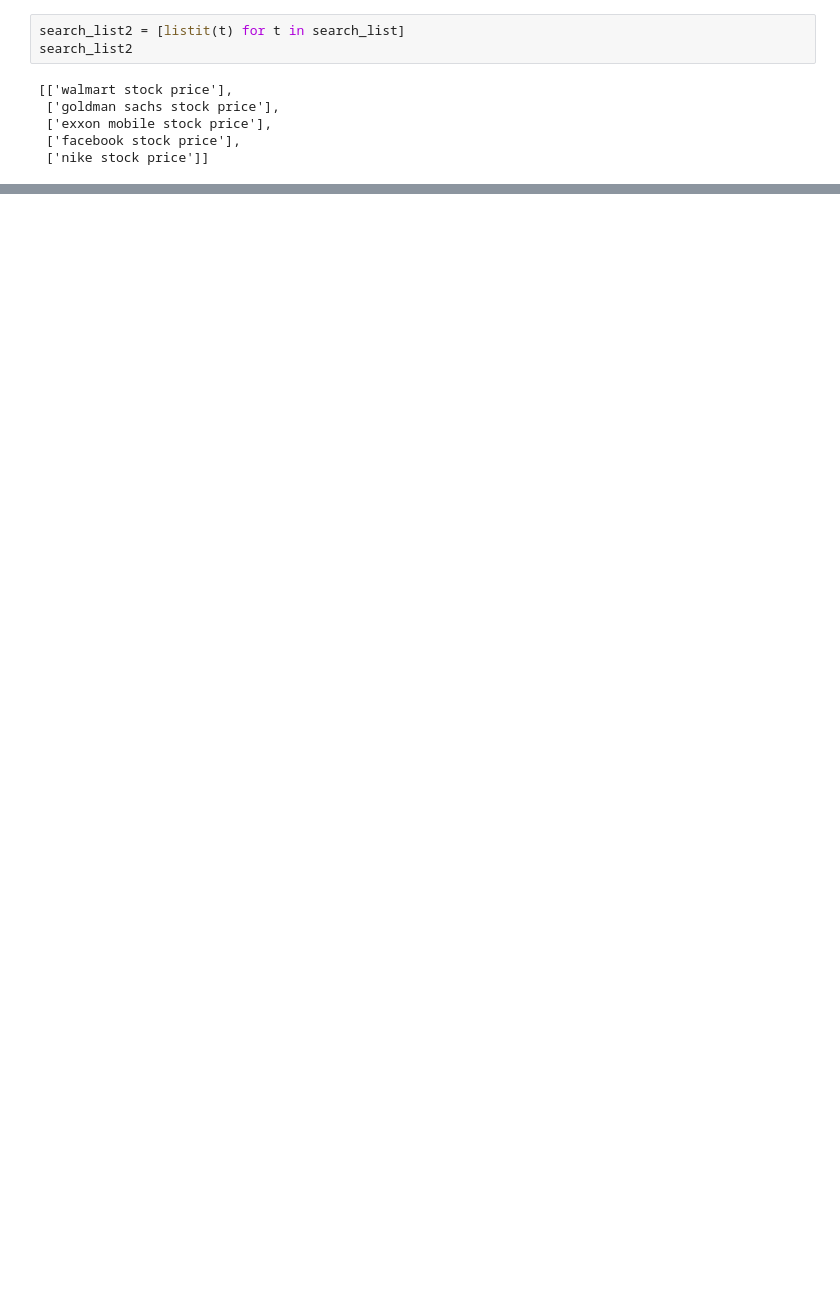
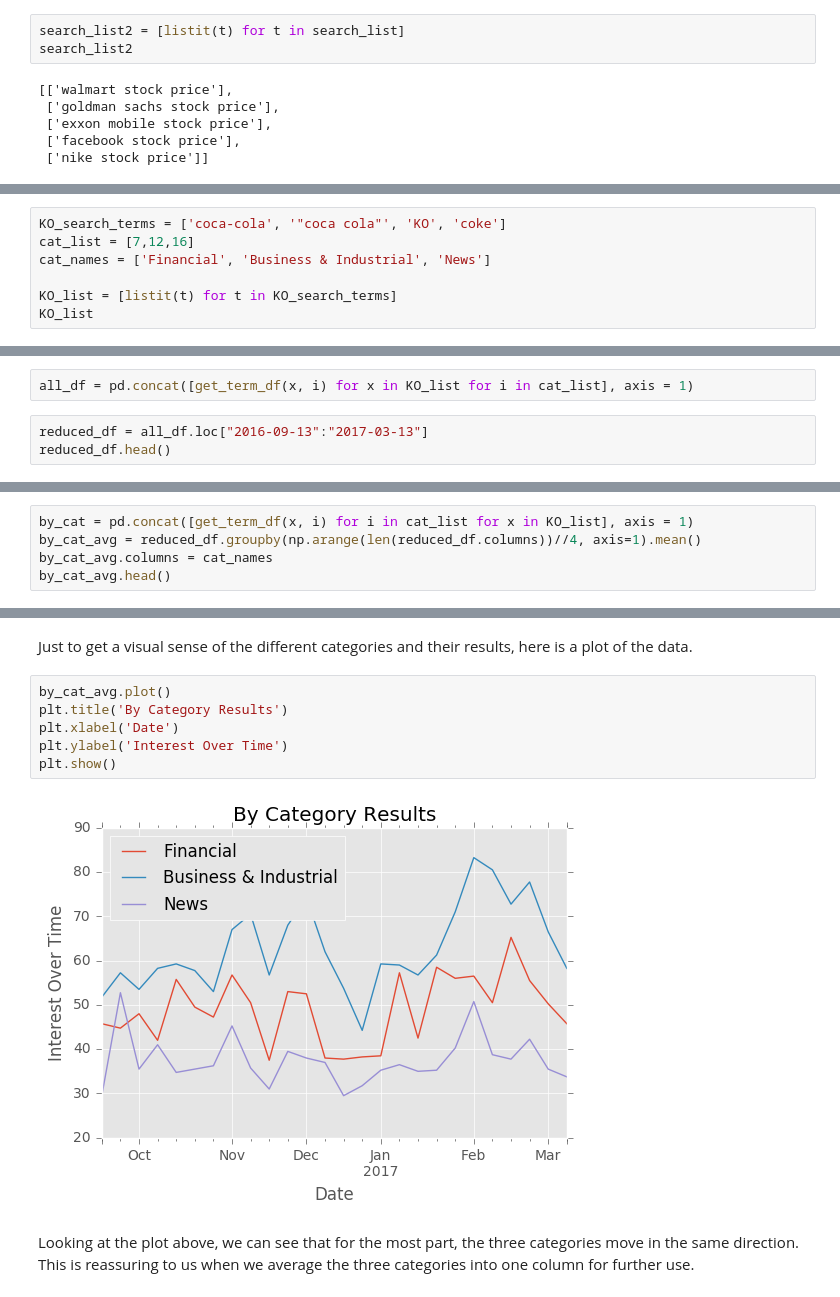
Before and after one commit to matthewebates/financial_data_analysis, a Jupyter notebook: Google Trends Data.ipynb, the cells around one changed output, grey strips where cells are left out. Saved outputs shown, nothing was run; the diff lists cells and outputs as text; blank space fills up the shorter version.

```diff
--- a/Google Trends Data.ipynb
+++ b/Google Trends Data.ipynb
@@ -90,0 +95,7 @@ Relative frequency of stock related search terms for different companies over ti
+# %%
+KO_search_terms = ['coca-cola', '"coca cola"', 'KO', 'coke']
+cat_list = [7,12,16]
+cat_names = ['Financial', 'Business & Industrial', 'News']
+
+KO_list = [listit(t) for t in KO_search_terms]
+KO_list
@@ -90,0 +104,5 @@ Relative frequency of stock related search terms for different companies over ti
+# %%
+all_df = pd.concat([get_term_df(x, i) for x in KO_list for i in cat_list], axis = 1)
+# %%
+reduced_df = all_df.loc["2016-09-13":"2017-03-13"]
+reduced_df.head()
@@ -90,0 +135,5 @@ Relative frequency of stock related search terms for different companies over ti
+# %%
+by_cat = pd.concat([get_term_df(x, i) for i in cat_list for x in KO_list], axis = 1)
+by_cat_avg = reduced_df.groupby(np.arange(len(reduced_df.columns))//4, axis=1).mean()
+by_cat_avg.columns = cat_names
+by_cat_avg.head()
@@ -90,0 +148,12 @@ Relative frequency of stock related search terms for different companies over ti
+# %% [markdown]
+Just to get a visual sense of the different categories and their results, here is a plot of the data.
+# %%
+by_cat_avg.plot()
+plt.title('By Category Results')
+plt.xlabel('Date')
+plt.ylabel('Interest Over Time')
+plt.show()
+# %% [output]
+[figure, added]
+# %% [markdown]
+Looking at the plot above, we can see that for the most part, the three categories move in the same direction. This is reassuring to us when we average the three categories into one column for further use.
```
Also changed, not shown: parts of 18 cells of this notebook.
